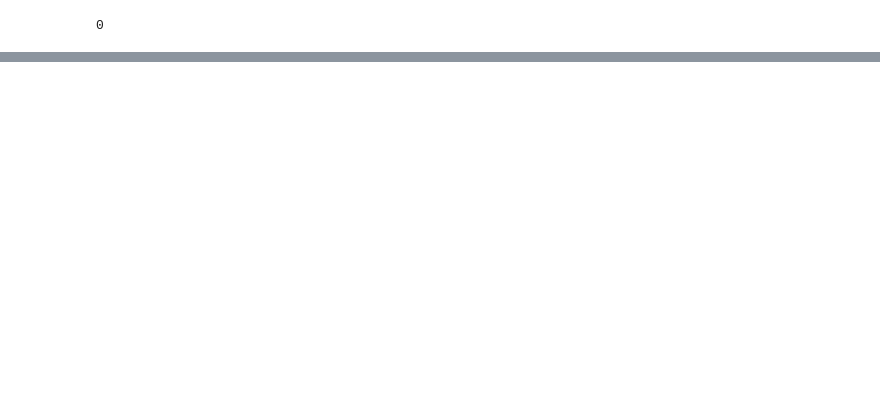
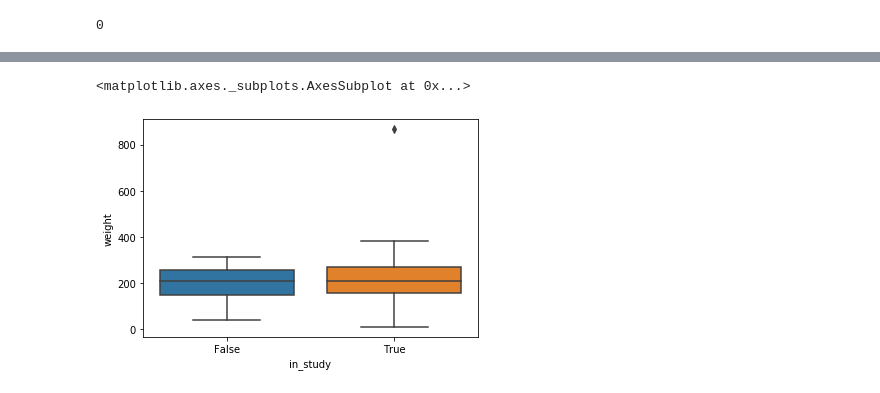
Before and after one commit to dashapyly/octagon-data-science-competition, a Jupyter notebook: notebooks/data-challenge.ipynb, the cells around one changed output, grey strips where cells are left out. Cells and saved outputs as stored; diff of their text form; code cells hidden in the pictures; blank space fills up the shorter version.

Commit message:
Update data-challenge notebook and add notebook output

```diff
--- a/notebooks/data-challenge.ipynb
+++ b/notebooks/data-challenge.ipynb
@@ -283,0 +314,2 @@ print(count_ids(screen["id"], acq[acq["acq2"] > 6]))
+# %%
+info = demo.merge(hist, on='id', how="outer")
@@ -283,0 +323,9 @@ print(count_ids(screen["id"], acq[acq["acq2"] > 6]))
+# %%
+info["age"] = info["assess_x"].dt.year - info['birthyear']
+# %%
+X_all = info[['id', "race", "sex", "work",
+              "disab", "smoking", "polyps", "vaccine", "arthritis","CVD",
+             'Prev-biologic', 'allergy', 'weight', 'height', 'age']].copy()
+# %%
+lookup = set(acq["id"])
+X_all["in_study"] = X_all["id"].isin(lookup)
@@ -283,0 +360,5 @@ print(count_ids(screen["id"], acq[acq["acq2"] > 6]))
+# %%
+sns.boxplot(x="in_study", y="weight", data=X_all)
+# %% [output]
+<matplotlib.axes._subplots.AxesSubplot at 0x...>
+[figure, added]
```
Also changed, not shown: parts of 16 cells of this notebook, 1 other file.
